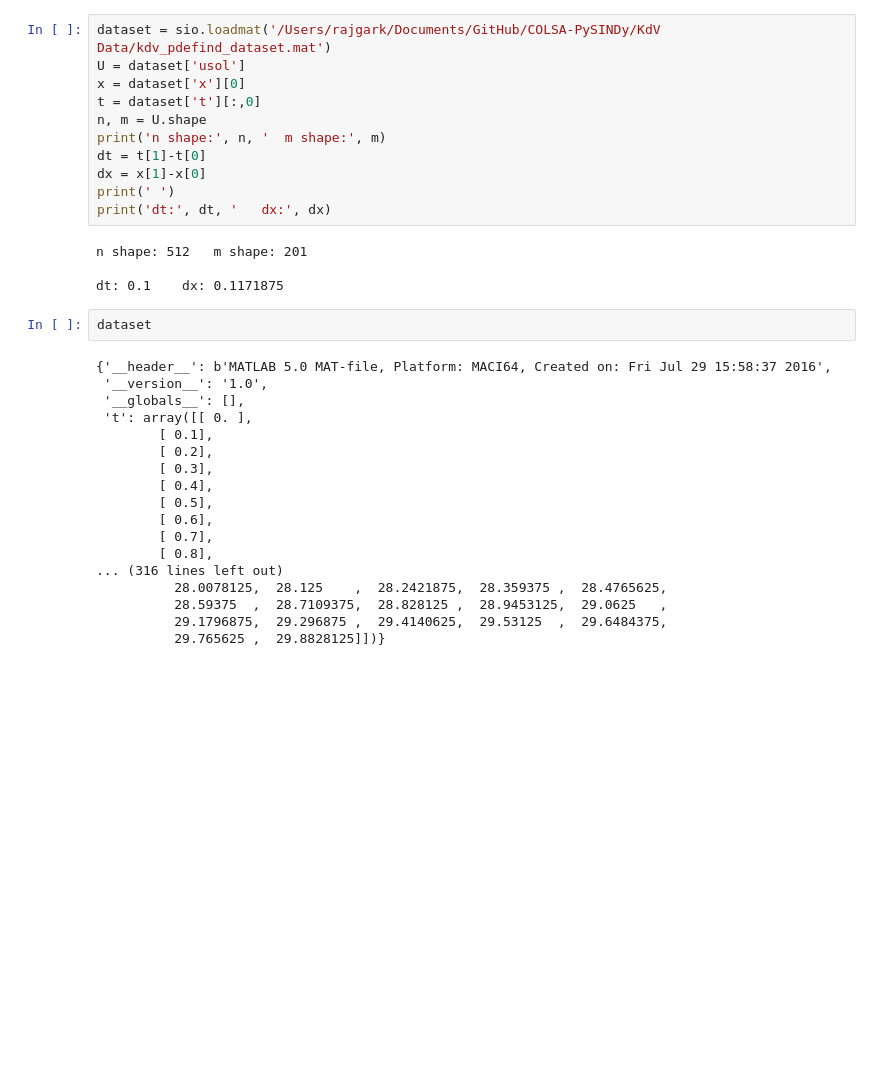
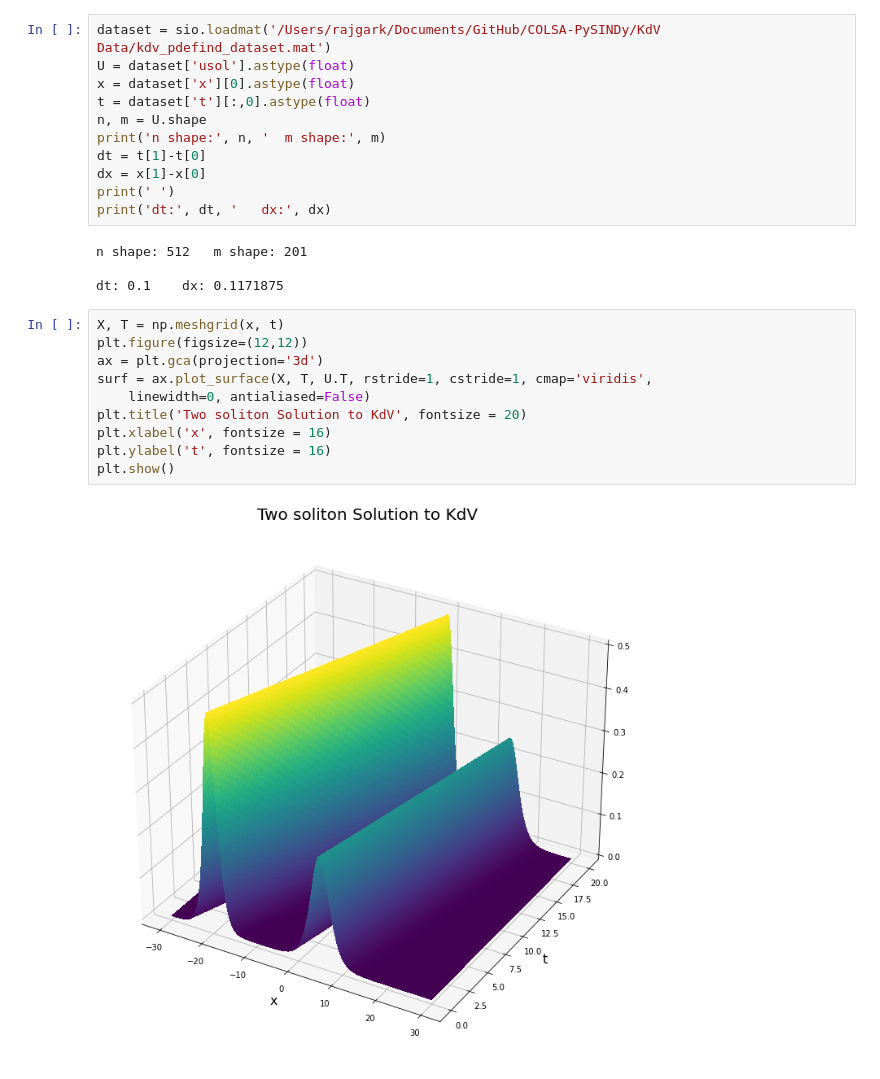
Before and after one commit to rajgark/COLSA-PySINDy, a Jupyter notebook: KortewegDeVries_COLSA.ipynb, the cells around one changed output. Cells and saved outputs as stored; diff of their text form; blank space fills up the shorter version.

Commit message:
Two soliton solution

```diff
--- a/KortewegDeVries_COLSA.ipynb
+++ b/KortewegDeVries_COLSA.ipynb
@@ -376,8 +395,8 @@ u_t = (-1.000820 +0.000000i)u_{x}
 # %%
 dataset = sio.loadmat('/Users/rajgark/Documents/GitHub/COLSA-PySINDy/KdV Data/kdv_pdefind_dataset.mat')
-U = dataset['usol']
-x = dataset['x'][0]
-t = dataset['t'][:,0]
+U = dataset['usol'].astype(float)
+x = dataset['x'][0].astype(float)
+t = dataset['t'][:,0].astype(float)
 n, m = U.shape
 print('n shape:', n, '  m shape:', m)
 dt = t[1]-t[0]
@@ -389,22 +408,14 @@ n shape: 512   m shape: 201
 
 dt: 0.1    dx: 0.1171875
 # %%
-dataset
+X, T = np.meshgrid(x, t)
+plt.figure(figsize=(12,12))
+ax = plt.gca(projection='3d')
+surf = ax.plot_surface(X, T, U.T, rstride=1, cstride=1, cmap='viridis',
+    linewidth=0, antialiased=False)
+plt.title('Two soliton Solution to KdV', fontsize = 20)
+plt.xlabel('x', fontsize = 16)
+plt.ylabel('t', fontsize = 16)
+plt.show()
 # %% [output]
-{'__header__': b'MATLAB 5.0 MAT-file, Platform: MACI64, Created on: Fri Jul 29 15:58:37 2016',
- '__version__': '1.0',
- '__globals__': [],
- 't': array([[ 0. ],
-        [ 0.1],
-        [ 0.2],
-        [ 0.3],
-        [ 0.4],
-        [ 0.5],
-        [ 0.6],
-        [ 0.7],
-        [ 0.8],
-... (316 lines left out)
-          28.0078125,  28.125    ,  28.2421875,  28.359375 ,  28.4765625,
-          28.59375  ,  28.7109375,  28.828125 ,  28.9453125,  29.0625   ,
-          29.1796875,  29.296875 ,  29.4140625,  29.53125  ,  29.6484375,
-          29.765625 ,  29.8828125]])}
+[figure, added]
```
Also changed, not shown: parts of 15 cells of this notebook.
